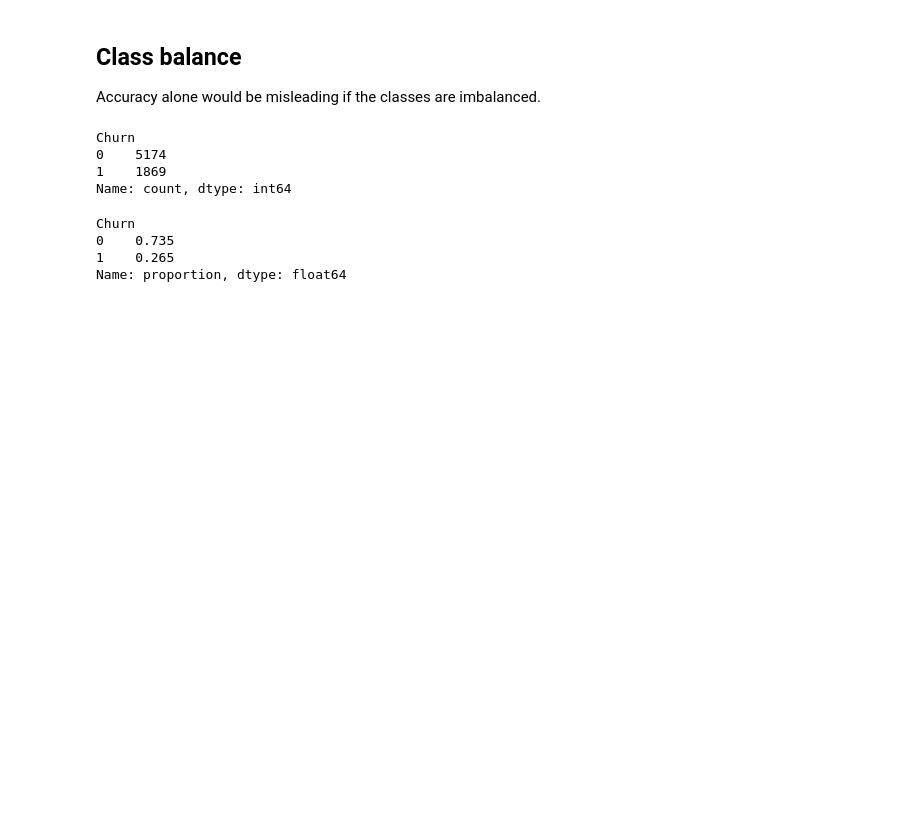
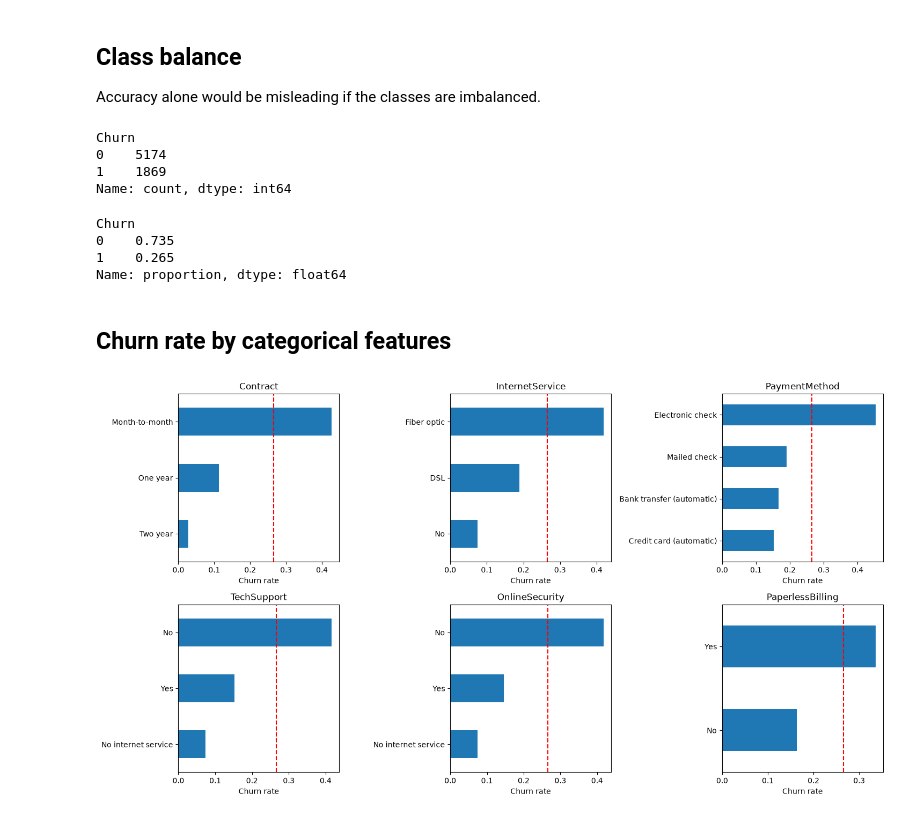
Before and after one commit to akylbek04/customer-churn-classification, a Jupyter notebook: notebooks/01_eda.ipynb, the cells around one changed output. Drawn from its saved outputs; the diff is of its cells as text; code cells hidden in the pictures; blank space fills up the shorter version.

Commit message:
EDA: plot churn rate by categorical features

```diff
--- a/notebooks/01_eda.ipynb
+++ b/notebooks/01_eda.ipynb
@@ -57,3 +57,16 @@ Churn
 0    0.735
 1    0.265
 Name: proportion, dtype: float64
+# %% [markdown]
+## Churn rate by categorical features
+# %%
+cats = ["Contract", "InternetService", "PaymentMethod", "TechSupport", "OnlineSecurity", "PaperlessBilling"]
+fig, axes = plt.subplots(2, 3, figsize=(15, 8))
+for ax, col in zip(axes.flat, cats):
+    df.groupby(col)["Churn"].mean().sort_values().plot.barh(ax=ax)
+    ax.set(title=col, xlabel="Churn rate", ylabel="")
+    ax.axvline(df["Churn"].mean(), color="red", ls="--")
+plt.tight_layout()
+plt.show()
+# %% [output]
+[figure, added]
```
